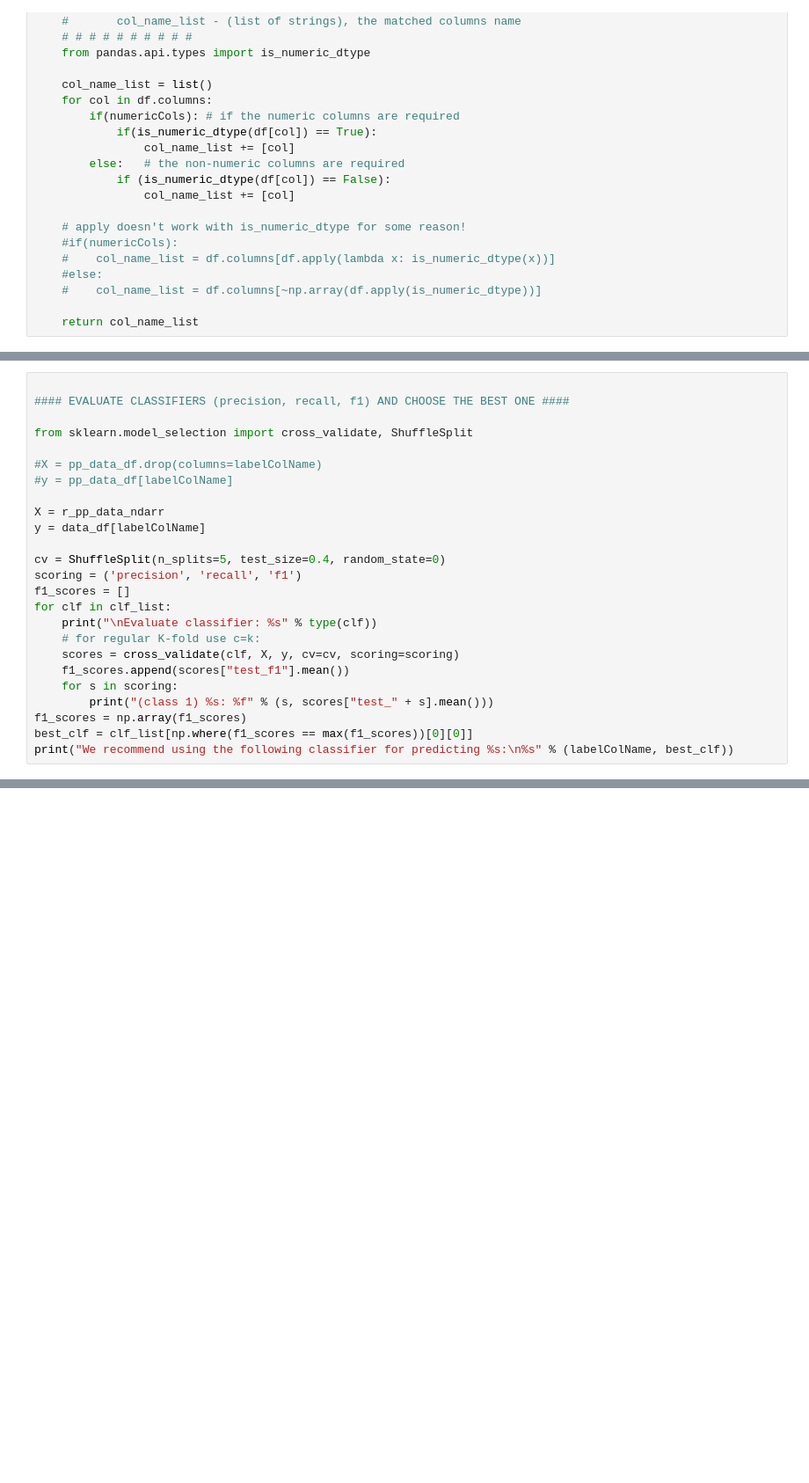
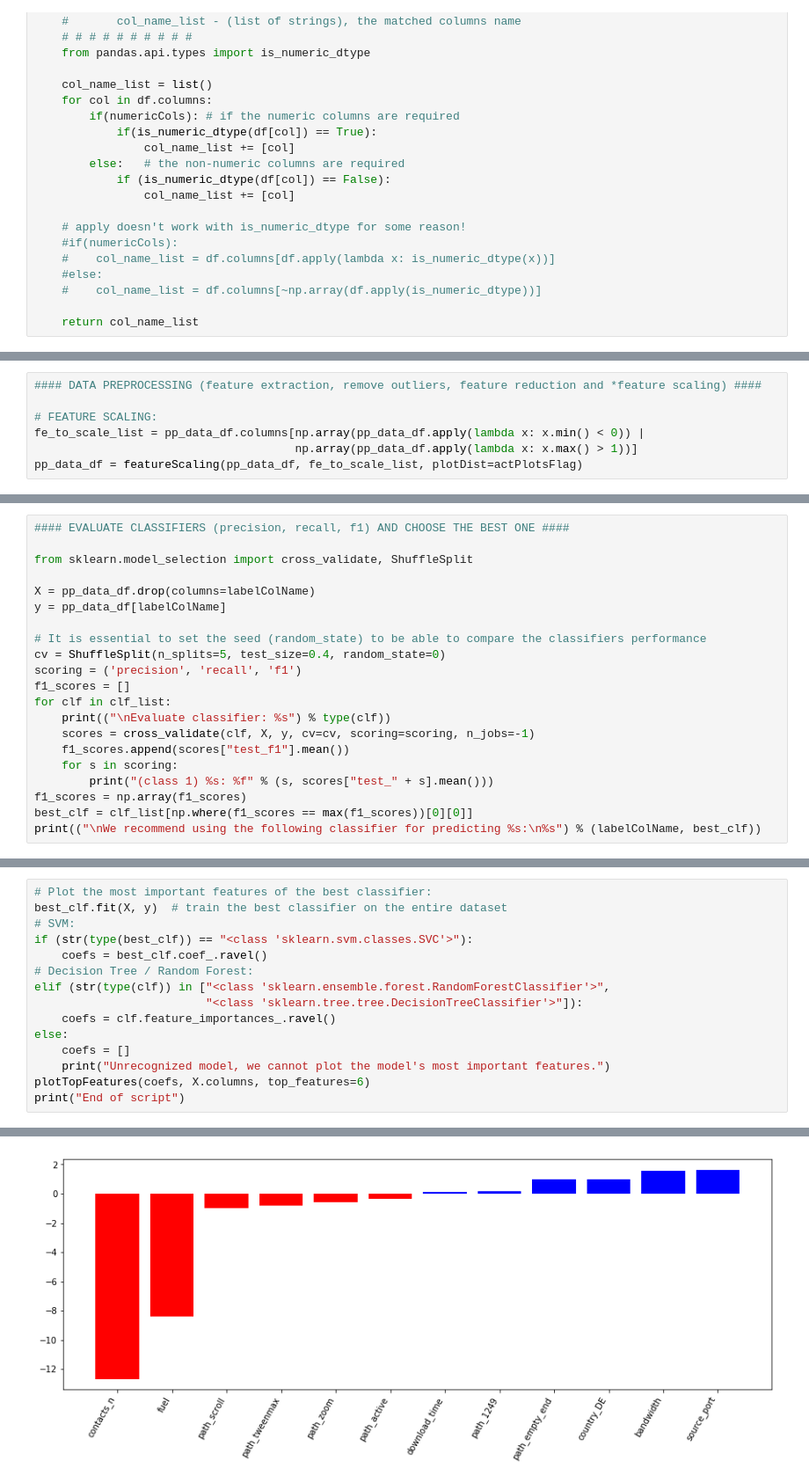
Before and after one commit to michaly/akmTest, a Jupyter notebook: akm_q2.ipynb, the cells around one changed output, grey strips where cells are left out. Shown at 88% size. Saved outputs shown, nothing was run; the diff lists cells and outputs as text; blank space fills up the shorter version.

```diff
--- a/akm_q2.ipynb
+++ b/akm_q2.ipynb
@@ -295 +318,8 @@ print(type(r_pp_data_ndarr))
+# %%
+#### DATA PREPROCESSING (feature extraction, remove outliers, feature reduction and *feature scaling) ####
+
+# FEATURE SCALING:
+fe_to_scale_list = pp_data_df.columns[np.array(pp_data_df.apply(lambda x: x.min() < 0)) |
+                                      np.array(pp_data_df.apply(lambda x: x.max() > 1))]
+pp_data_df = featureScaling(pp_data_df, fe_to_scale_list, plotDist=actPlotsFlag)
 # %%
@@ -306,29 +335,25 @@ svm = SVC(kernel='linear')
 
 clf_list = [dt, rf, svm]
 # %%
-
 #### EVALUATE CLASSIFIERS (precision, recall, f1) AND CHOOSE THE BEST ONE ####
 
 from sklearn.model_selection import cross_validate, ShuffleSplit
 
-#X = pp_data_df.drop(columns=labelColName)
-#y = pp_data_df[labelColName]
+X = pp_data_df.drop(columns=labelColName)
+y = pp_data_df[labelColName]
 
-X = r_pp_data_ndarr
-y = data_df[labelColName]
-
+# It is essential to set the seed (random_state) to be able to compare the classifiers performance
 cv = ShuffleSplit(n_splits=5, test_size=0.4, random_state=0)
 scoring = ('precision', 'recall', 'f1')
 f1_scores = []
 for clf in clf_list:
-    print("\nEvaluate classifier: %s" % type(clf))
-    # for regular K-fold use c=k:
-    scores = cross_validate(clf, X, y, cv=cv, scoring=scoring)
+    print(("\nEvaluate classifier: %s") % type(clf))
+    scores = cross_validate(clf, X, y, cv=cv, scoring=scoring, n_jobs=-1)
     f1_scores.append(scores["test_f1"].mean())
     for s in scoring:
         print("(class 1) %s: %f" % (s, scores["test_" + s].mean()))
 f1_scores = np.array(f1_scores)
 best_clf = clf_list[np.where(f1_scores == max(f1_scores))[0][0]]
-print("We recommend using the following classifier for predicting %s:\n%s" % (labelColName, best_clf))
+print(("\nWe recommend using the following classifier for predicting %s:\n%s") % (labelColName, best_clf))
 # %% [output]
 Evaluate classifier: <class 'sklearn.tree.tree.DecisionTreeClassifier'>
@@ -456,0 +401,16 @@ KeyboardInterrupt:
+# %%
+# Plot the most important features of the best classifier:
+best_clf.fit(X, y)  # train the best classifier on the entire dataset
+# SVM:
+if (str(type(best_clf)) == "<class 'sklearn.svm.classes.SVC'>"):
+    coefs = best_clf.coef_.ravel()
+# Decision Tree / Random Forest:
+elif (str(type(clf)) in ["<class 'sklearn.ensemble.forest.RandomForestClassifier'>",
+                         "<class 'sklearn.tree.tree.DecisionTreeClassifier'>"]):
+    coefs = clf.feature_importances_.ravel()
+else:
+    coefs = []
+    print("Unrecognized model, we cannot plot the model's most important features.")
+plotTopFeatures(coefs, X.columns, top_features=6)
+print("End of script")
+# %% [output]
@@ -456,0 +418 @@ KeyboardInterrupt:
+[figure, added]
```
Also changed, not shown: parts of 15 cells of this notebook.
